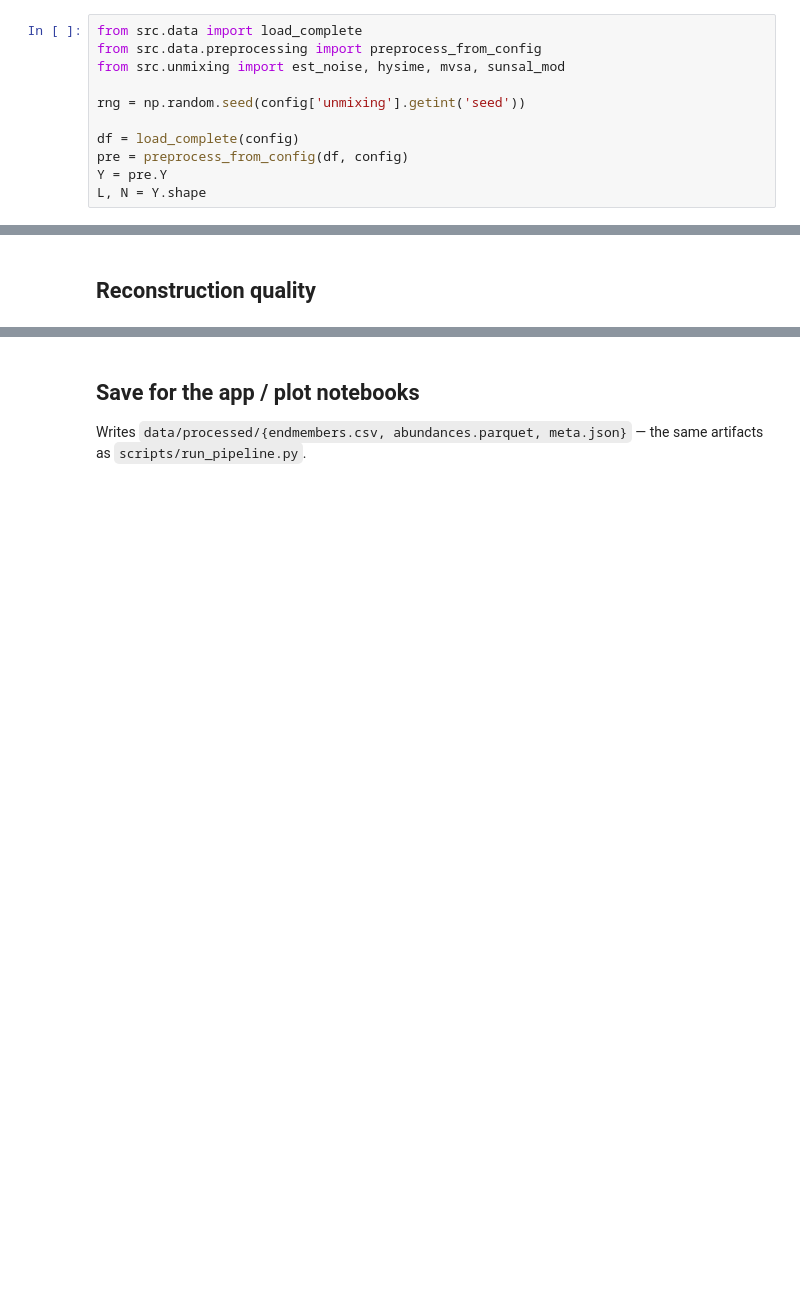
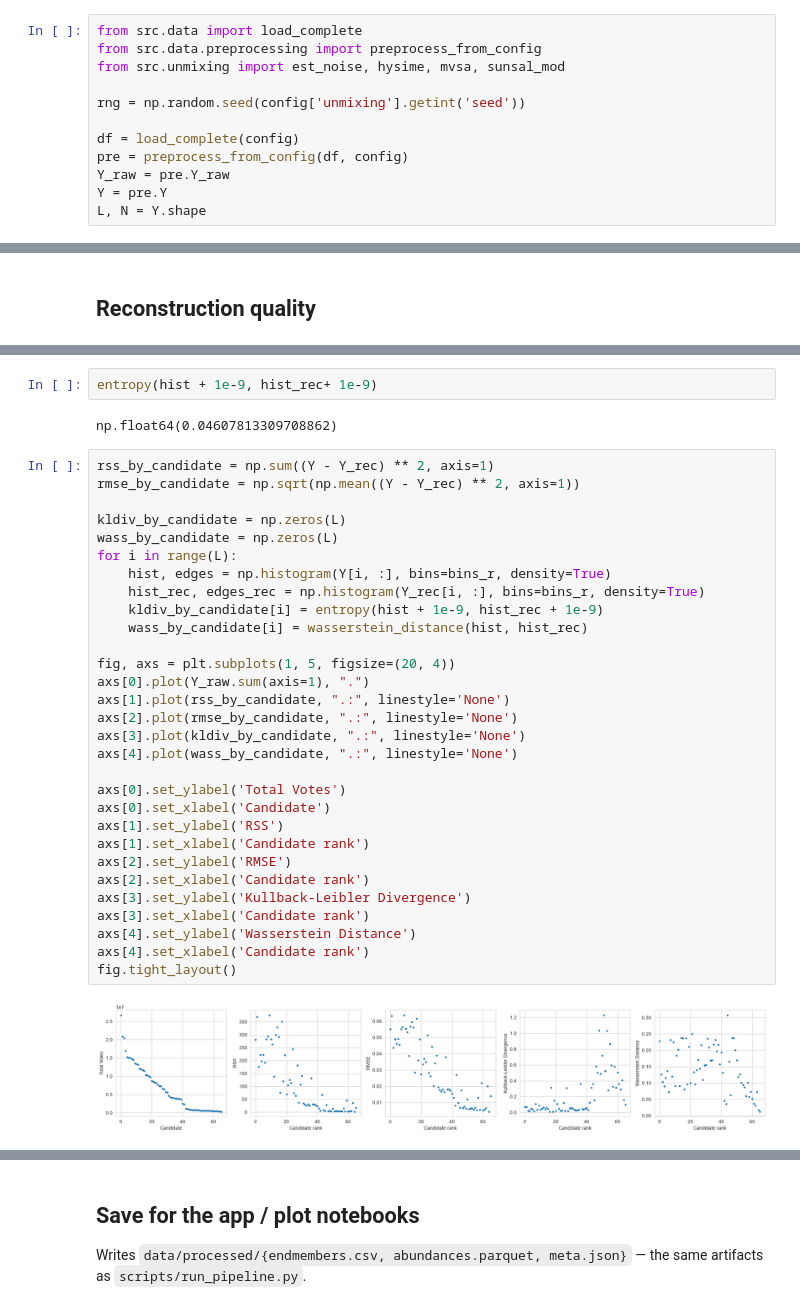
Before and after one commit to harjonillo/voting-unmixing-ph, a Jupyter notebook: notebooks/02_unmixing_pipeline.ipynb, the cells around one changed output, grey strips where cells are left out. Drawn from its saved outputs; the diff is of its cells as text; blank space fills up the shorter version.

```diff
--- a/notebooks/02_unmixing_pipeline.ipynb
+++ b/notebooks/02_unmixing_pipeline.ipynb
@@ -27,6 +28,7 @@ rng = np.random.seed(config['unmixing'].getint('seed'))
 
 df = load_complete(config)
 pre = preprocess_from_config(df, config)
+Y_raw = pre.Y_raw
 Y = pre.Y
 L, N = Y.shape
 # %% [output]
@@ -101,0 +182,36 @@ RMSE: 0.038802
+# %%
+entropy(hist + 1e-9, hist_rec+ 1e-9)
+# %% [output]
+np.float64(0.04607813309708862)
+# %%
+rss_by_candidate = np.sum((Y - Y_rec) ** 2, axis=1)
+rmse_by_candidate = np.sqrt(np.mean((Y - Y_rec) ** 2, axis=1))
+
+kldiv_by_candidate = np.zeros(L)
+wass_by_candidate = np.zeros(L)
+for i in range(L):
+    hist, edges = np.histogram(Y[i, :], bins=bins_r, density=True)
+    hist_rec, edges_rec = np.histogram(Y_rec[i, :], bins=bins_r, density=True)
+    kldiv_by_candidate[i] = entropy(hist + 1e-9, hist_rec + 1e-9)
+    wass_by_candidate[i] = wasserstein_distance(hist, hist_rec)
+
+fig, axs = plt.subplots(1, 5, figsize=(20, 4))
+axs[0].plot(Y_raw.sum(axis=1), ".")
+axs[1].plot(rss_by_candidate, ".:", linestyle='None')
+axs[2].plot(rmse_by_candidate, ".:", linestyle='None')
+axs[3].plot(kldiv_by_candidate, ".:", linestyle='None')
+axs[4].plot(wass_by_candidate, ".:", linestyle='None')
+
+axs[0].set_ylabel('Total Votes')
+axs[0].set_xlabel('Candidate')
+axs[1].set_ylabel('RSS')
+axs[1].set_xlabel('Candidate rank')
+axs[2].set_ylabel('RMSE')
+axs[2].set_xlabel('Candidate rank')
+axs[3].set_ylabel('Kullback-Leibler Divergence')
+axs[3].set_xlabel('Candidate rank')
+axs[4].set_ylabel('Wasserstein Distance')
+axs[4].set_xlabel('Candidate rank')
+fig.tight_layout()
+# %% [output]
+[figure, added]
```
Also changed, not shown: parts of 12 cells of this notebook, 2 other files.
